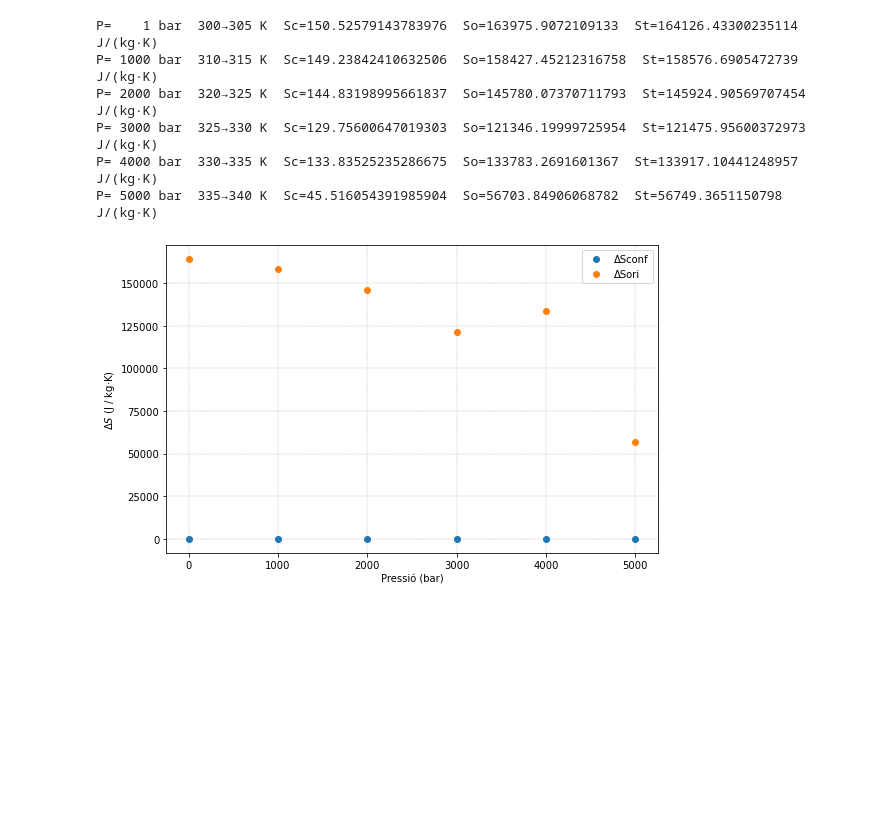
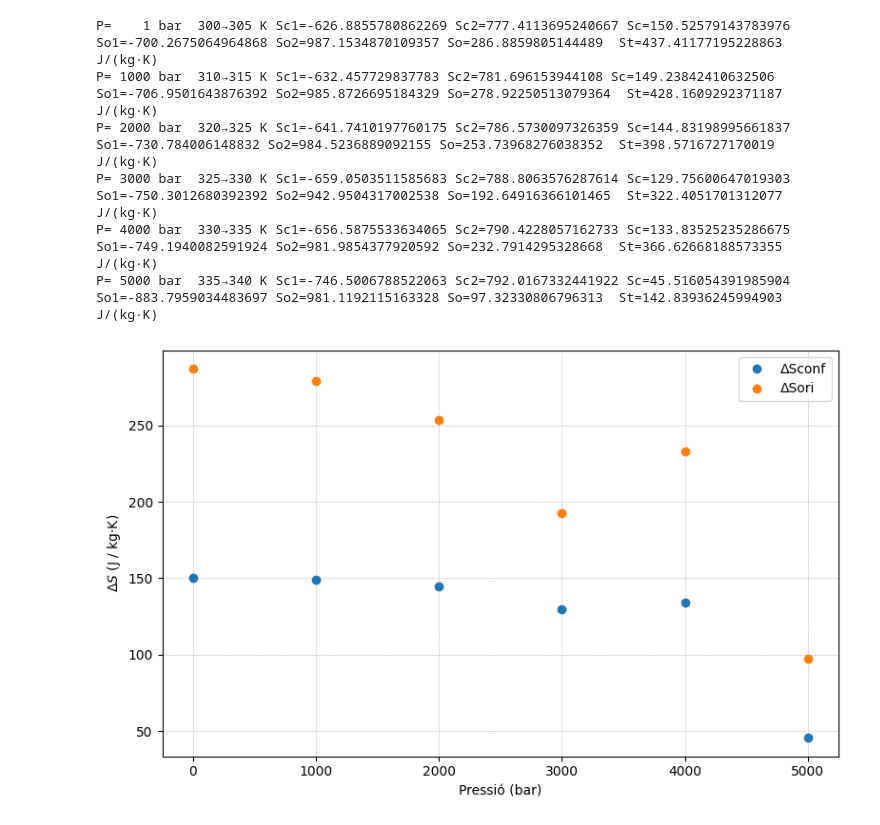
Before and after one commit to aressanu/ENTROPIES-25, a Jupyter notebook: pics_analysis.ipynb, the cells around one changed output. Cells and saved outputs as stored; diff of their text form; code cells hidden in the pictures; blank space fills up the shorter version.

```diff
--- a/pics_analysis.ipynb
+++ b/pics_analysis.ipynb
@@ -1,16 +37,12 @@
 # %%
-import sys, os
-import numpy as np
-import matplotlib.pyplot as plt
-
 # =========================
-# CONSTANTS
+# CONSTANTS I CODIS
 # =========================
 k      = 1.380649e-23
 mmol   = 0.10415        # kg/mol
 nmol   = 512
 NA     = 6.02214076e23
-massa  = mmol / NA   # kg (massa total del sistema)
+massa  = mmol/ NA   # kg (massa molecula del sistema)
 
 
 def entropy_conf(fname, bins=70):
@@ -37,7 +69,7 @@ def entropy_conf(fname, bins=70):
     return S / massa
 
 
-def entropy_ori(fname, bins=70):
+def entropy_ori(fname, bins=100):
     """Entropia orientacional via histograma 3D (theta, phi, psi)."""
     th, phi, psi = [], [], []
     with open(fname) as f:
@@ -62,56 +94,44 @@ def entropy_ori(fname, bins=70):
     A   = Ath * (360 / bins) * (360 / bins)
     p   = hist * A
     S   = -k * np.sum(p[p > 0] * np.log(p[p > 0]))
-    return S / massa * nmol
+    return S / massa
 # %%
-import os
-
-base = "/Users/aressanuylatorre/Desktop/doc/NPG/fitxers"
-
-# Parelles (T_baixa, T_alta, pressió)
-parelles = [
-    (300, 305,  1),
-    (310, 315,  1000),
-    (320, 325,  2000),
-    (325, 330,  3000),
-    (330, 335,  4000),
-    (335, 340,  5000),
-]
-
 resultats = []
 
 for T_a, T_b, P in parelles:
-    fa = os.path.join(base, f"ang_ori_{T_a}_{P}_2.dat")
-    fb = os.path.join(base, f"ang_ori_{T_b}_{P}_2.dat")
 
-    Sc = -entropy_conf(fa) + entropy_conf(fb)
-    So = -entropy_ori(fa)  + entropy_ori(fb)
+    Sc = -entropy_conf(nou_abans(T_a, P)) + entropy_conf(nou_despres(T_b, P))
+    Sc1 = entropy_conf(nou_abans(T_a, P))
+    Sc2 = entropy_conf(nou_despres(T_b, P))
+    So = -entropy_ori(nou_abans(T_a, P)) + entropy_ori(nou_despres(T_b, P))
+    So1 = entropy_ori(nou_abans(T_a, P))
+    So2 = entropy_ori(nou_despres(T_b, P))
     St = Sc + So
 
     resultats.append((P, T_a, T_b, Sc, So, St))
-    print(f"P={P:5d} bar  {T_a}→{T_b} K  Sc={Sc}  So={So}  St={St}  J/(kg·K)")
+    print(f"P={P:5d} bar  {T_a}→{T_b} K Sc1={Sc1} Sc2={Sc2} Sc={Sc} So1={So1} So2={So2} So={So}  St={St}  J/(kg·K)")
 
 # Plot
 pressions = [r[0] for r in resultats]
 Sc_list   = [r[3] for r in resultats]
 So_list   = [r[4] for r in resultats]
 St_list   = [r[5] for r in resultats]
 
 plt.figure(figsize=(8,5))
 plt.plot(pressions, Sc_list, 'o', label='ΔSconf')
 plt.plot(pressions, So_list, 'o', label='ΔSori')
 #plt.plot(pressions, St_list, 'o', label='ΔStotal')
 plt.xlabel('Pressió (bar)')
 plt.ylabel(r'$\Delta S$ (J / kg·K)')
 plt.legend()
 plt.grid(True, ls='--', lw=0.4)
 plt.tight_layout()
 plt.show()
 # %% [output]
-P=    1 bar  300→305 K  Sc=150.52579143783976  So=163975.9072109133  St=164126.43300235114  J/(kg·K)
-P= 1000 bar  310→315 K  Sc=149.23842410632506  So=158427.45212316758  St=158576.6905472739  J/(kg·K)
-P= 2000 bar  320→325 K  Sc=144.83198995661837  So=145780.07370711793  St=145924.90569707454  J/(kg·K)
-P= 3000 bar  325→330 K  Sc=129.75600647019303  So=121346.19999725954  St=121475.95600372973  J/(kg·K)
-P= 4000 bar  330→335 K  Sc=133.83525235286675  So=133783.2691601367  St=133917.10441248957  J/(kg·K)
-P= 5000 bar  335→340 K  Sc=45.516054391985904  So=56703.84906068782  St=56749.3651150798  J/(kg·K)
+P=    1 bar  300→305 K Sc1=-626.8855780862269 Sc2=777.4113695240667 Sc=150.52579143783976 So1=-700.2675064964868 So2=987.1534870109357 So=286.8859805144489  St=437.41177195228863  J/(kg·K)
+P= 1000 bar  310→315 K Sc1=-632.457729837783 Sc2=781.696153944108 Sc=149.23842410632506 So1=-706.9501643876392 So2=985.8726695184329 So=278.92250513079364  St=428.1609292371187  J/(kg·K)
+P= 2000 bar  320→325 K Sc1=-641.7410197760175 Sc2=786.5730097326359 Sc=144.83198995661837 So1=-730.784006148832 So2=984.5236889092155 So=253.73968276038352  St=398.5716727170019  J/(kg·K)
+P= 3000 bar  325→330 K Sc1=-659.0503511585683 Sc2=788.8063576287614 Sc=129.75600647019303 So1=-750.3012680392392 So2=942.9504317002538 So=192.64916366101465  St=322.4051701312077  J/(kg·K)
+P= 4000 bar  330→335 K Sc1=-656.5875533634065 Sc2=790.4228057162733 Sc=133.83525235286675 So1=-749.1940082591924 So2=981.9854377920592 So=232.7914295328668  St=366.62668188573355  J/(kg·K)
+P= 5000 bar  335→340 K Sc1=-746.5006788522063 Sc2=792.0167332441922 Sc=45.516054391985904 So1=-883.7959034483697 So2=981.1192115163328 So=97.32330806796313  St=142.83936245994903  J/(kg·K)
-[figure, old version]
+[figure, new version]
```
Also changed, not shown: parts of 11 cells of this notebook.
